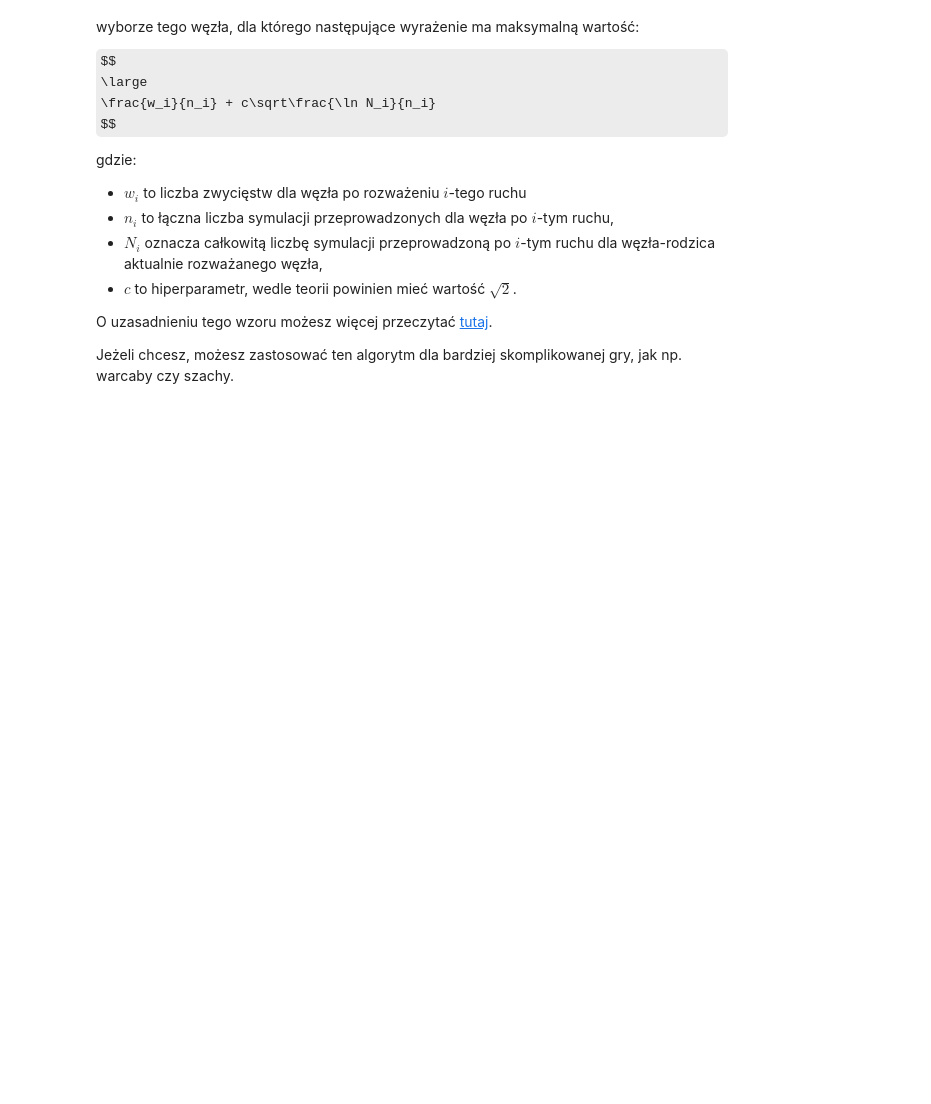
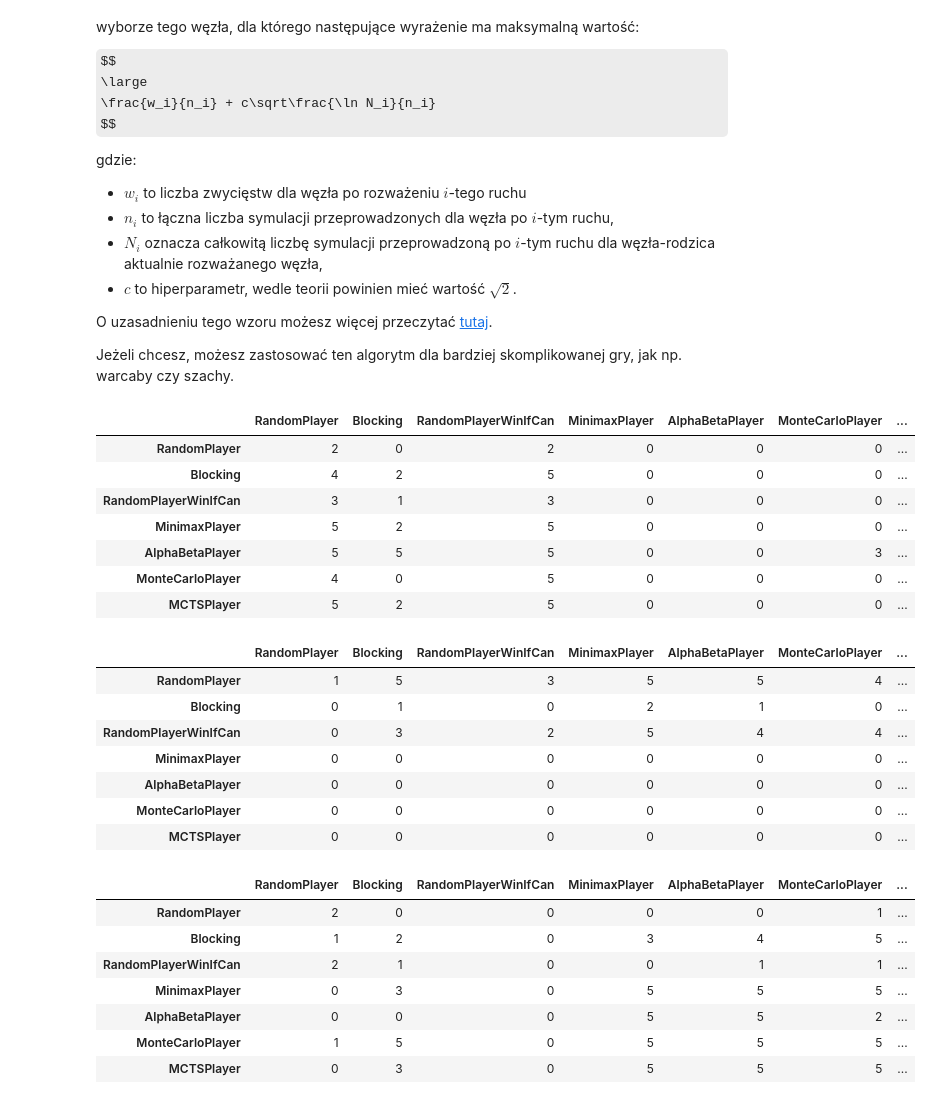
Before and after one commit to mateunow/sztuczna-inteligencja, a Jupyter notebook: lab6/lab_6.ipynb, the cells around one changed output. Saved outputs shown, nothing was run; the diff lists cells and outputs as text; code cells hidden in the pictures; some formulas as TeX source; blank space fills up the shorter version.

```diff
--- a/lab6/lab_6.ipynb
+++ b/lab6/lab_6.ipynb
@@ -641,0 +765,50 @@ Jeżeli chcesz, możesz zastosować ten algorytm dla bardziej skomplikowanej gry
+# %%
+%%time
+
+number_of_rounds = 5
+players = [
+    RandomPlayer(),
+    Blocking(),
+    RandomPlayerWinIfCan(),
+    MinimaxPlayer(),
+    AlphaBetaPlayer(),
+    MonteCarloPlayer(),
+    MCTSPlayer(),
+]
+scores = defaultdict(lambda: defaultdict(lambda: defaultdict(int)))
+
+for player in players:
+    for adversary in players:
+        for i in range(number_of_rounds):
+            game = TicTacToe(player, adversary, SIZE)
+            score = game.play(False)
+            # print("player name {} adversary name {} score {} ".format(player.name, adversary.name, score))
+            scores[score][player.name][adversary.name] += 1
+
+
+print_scores(scores, [player.name for player in players])
+# %% [output]
+|  | RandomPlayer | Blocking | RandomPlayerWinIfCan | MinimaxPlayer | AlphaBetaPlayer | MonteCarloPlayer | ... |
+| RandomPlayer | 2 | 0 | 2 | 0 | 0 | 0 | ... |
+| Blocking | 4 | 2 | 5 | 0 | 0 | 0 | ... |
+| RandomPlayerWinIfCan | 3 | 1 | 3 | 0 | 0 | 0 | ... |
+| MinimaxPlayer | 5 | 2 | 5 | 0 | 0 | 0 | ... |
+| AlphaBetaPlayer | 5 | 5 | 5 | 0 | 0 | 3 | ... |
+| MonteCarloPlayer | 4 | 0 | 5 | 0 | 0 | 0 | ... |
+| MCTSPlayer | 5 | 2 | 5 | 0 | 0 | 0 | ... |
+|  | RandomPlayer | Blocking | RandomPlayerWinIfCan | MinimaxPlayer | AlphaBetaPlayer | MonteCarloPlayer | ... |
+| RandomPlayer | 1 | 5 | 3 | 5 | 5 | 4 | ... |
+| Blocking | 0 | 1 | 0 | 2 | 1 | 0 | ... |
+| RandomPlayerWinIfCan | 0 | 3 | 2 | 5 | 4 | 4 | ... |
+| MinimaxPlayer | 0 | 0 | 0 | 0 | 0 | 0 | ... |
+| AlphaBetaPlayer | 0 | 0 | 0 | 0 | 0 | 0 | ... |
+| MonteCarloPlayer | 0 | 0 | 0 | 0 | 0 | 0 | ... |
+| MCTSPlayer | 0 | 0 | 0 | 0 | 0 | 0 | ... |
+|  | RandomPlayer | Blocking | RandomPlayerWinIfCan | MinimaxPlayer | AlphaBetaPlayer | MonteCarloPlayer | ... |
+| RandomPlayer | 2 | 0 | 0 | 0 | 0 | 1 | ... |
+| Blocking | 1 | 2 | 0 | 3 | 4 | 5 | ... |
+| RandomPlayerWinIfCan | 2 | 1 | 0 | 0 | 1 | 1 | ... |
+| MinimaxPlayer | 0 | 3 | 0 | 5 | 5 | 5 | ... |
+| AlphaBetaPlayer | 0 | 0 | 0 | 5 | 5 | 2 | ... |
+| MonteCarloPlayer | 1 | 5 | 0 | 5 | 5 | 5 | ... |
+| MCTSPlayer | 0 | 3 | 0 | 5 | 5 | 5 | ... |
```
Also changed, not shown: parts of 12 cells of this notebook.
